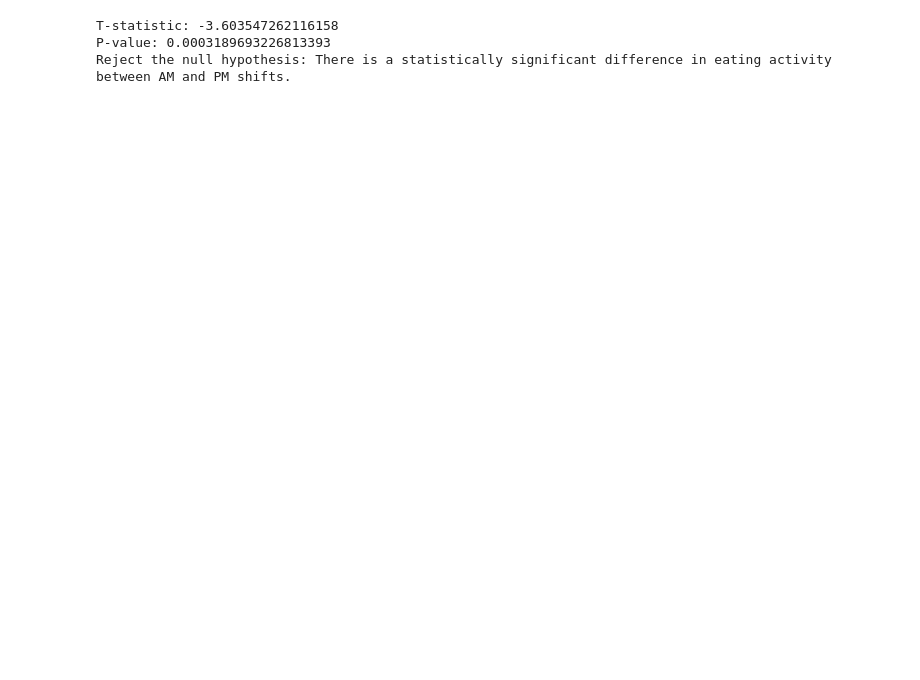
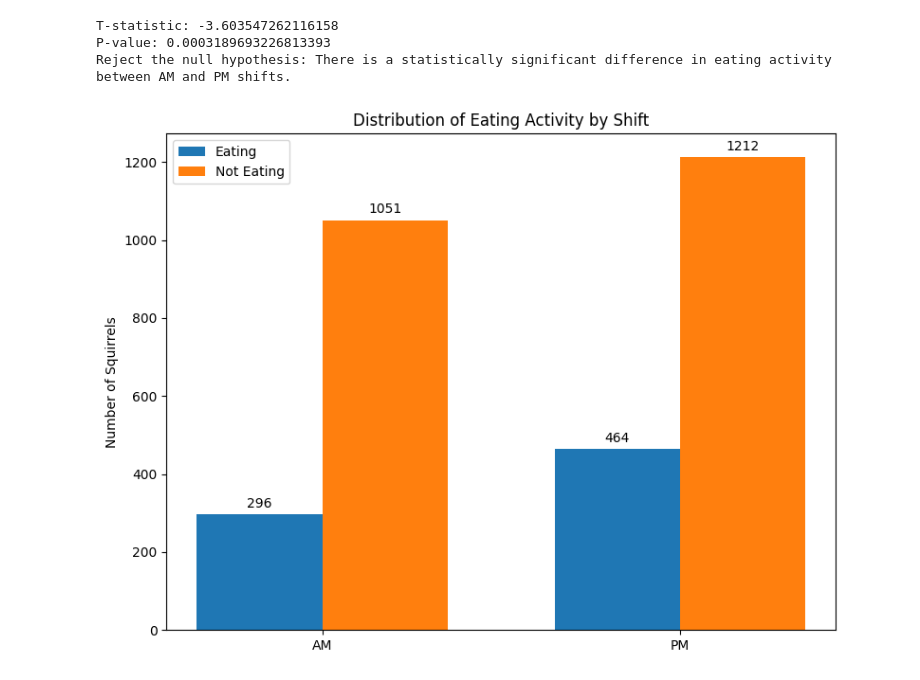
Before and after one commit to remi3333/DSPR_Research_Wildlife, a Jupyter notebook: WildlifeResearch.ipynb, the cells around one changed output. Saved outputs shown, nothing was run; the diff lists cells and outputs as text; code cells hidden in the pictures; blank space fills up the shorter version.

```diff
--- a/WildlifeResearch.ipynb
+++ b/WildlifeResearch.ipynb
@@ -378,3 +472,50 @@ else:
 T-statistic: -3.603547262116158
 P-value: 0.0003189693226813393
 Reject the null hypothesis: There is a statistically significant difference in eating activity between AM and PM shifts.
+# %%
+#disribution of eating activity by shift grouped bar chart
+import matplotlib.pyplot as plt
+import numpy as np
+
+# Calculate the counts of True and False for 'Eating' for each shift
+eating_counts = squirrel_df.groupby('Shift')['Eating'].value_counts().unstack().fillna(0)
+
+categories = eating_counts.index.tolist()
+group_1_values = eating_counts[True].tolist() # Counts where Eating is True
+group_2_values = eating_counts[False].tolist() # Counts where Eating is False
+
+
+bar_width = 0.35  # Increased bar width for better visualization
+x = np.arange(len(categories))
+
+fig, ax = plt.subplots(figsize=(8, 6)) # Adjusted figure size
+
+# Plotting each group with an offset
+rects1 = ax.bar(x - bar_width/2, group_1_values, bar_width, label='Eating')
+rects2 = ax.bar(x + bar_width/2, group_2_values, bar_width, label='Not Eating')
+
+ax.set_ylabel('Number of Squirrels')
+ax.set_title('Distribution of Eating Activity by Shift')
+ax.set_xticks(x)
+ax.set_xticklabels(categories)
+ax.legend()
+
+# Add counts on top of the bars
+def autolabel(rects):
+    for rect in rects:
+        height = rect.get_height()
+        ax.annotate('{}'.format(int(height)),
+                    xy=(rect.get_x() + rect.get_width() / 2, height),
+                    xytext=(0, 3),  # 3 points vertical offset
+                    textcoords="offset points",
+                    ha='center', va='bottom')
+
+autolabel(rects1)
+autolabel(rects2)
+
+
+plt.tight_layout()
+
+plt.show()
+# %% [output]
+[figure, added]
```
Also changed, not shown: parts of 6 cells of this notebook.
